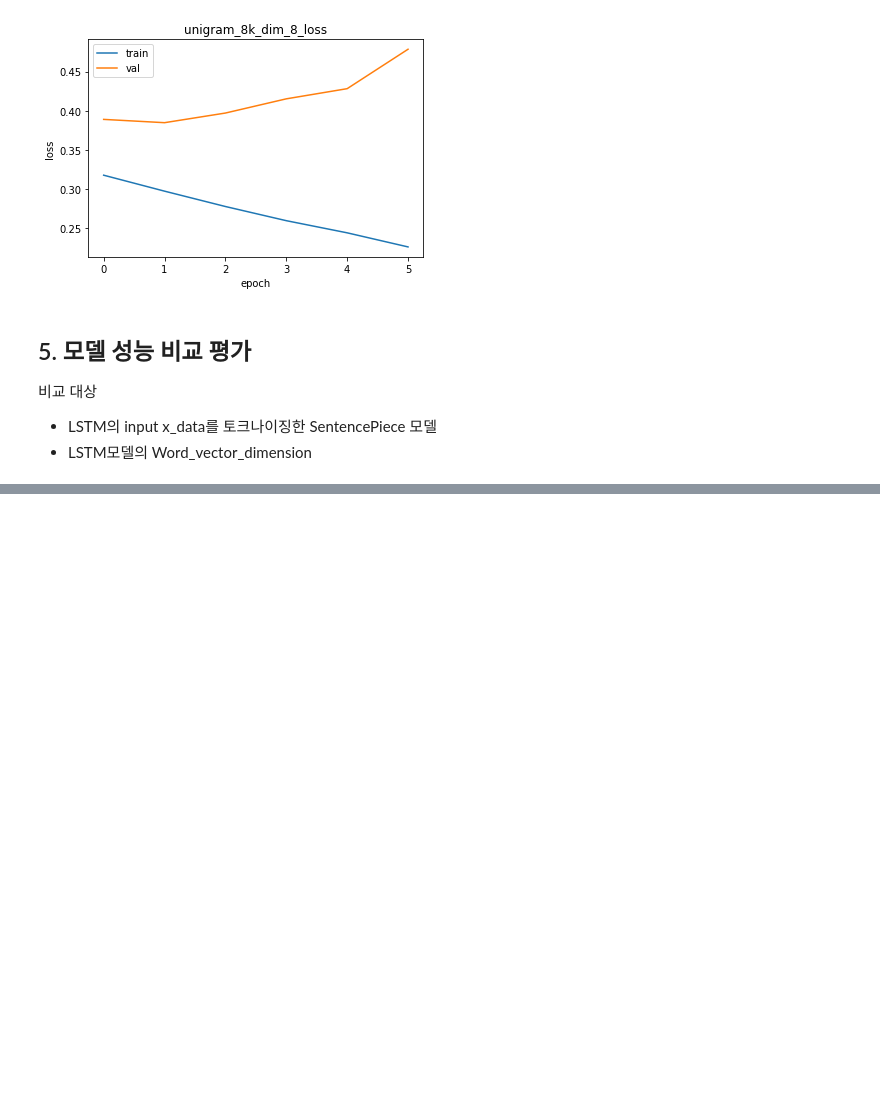
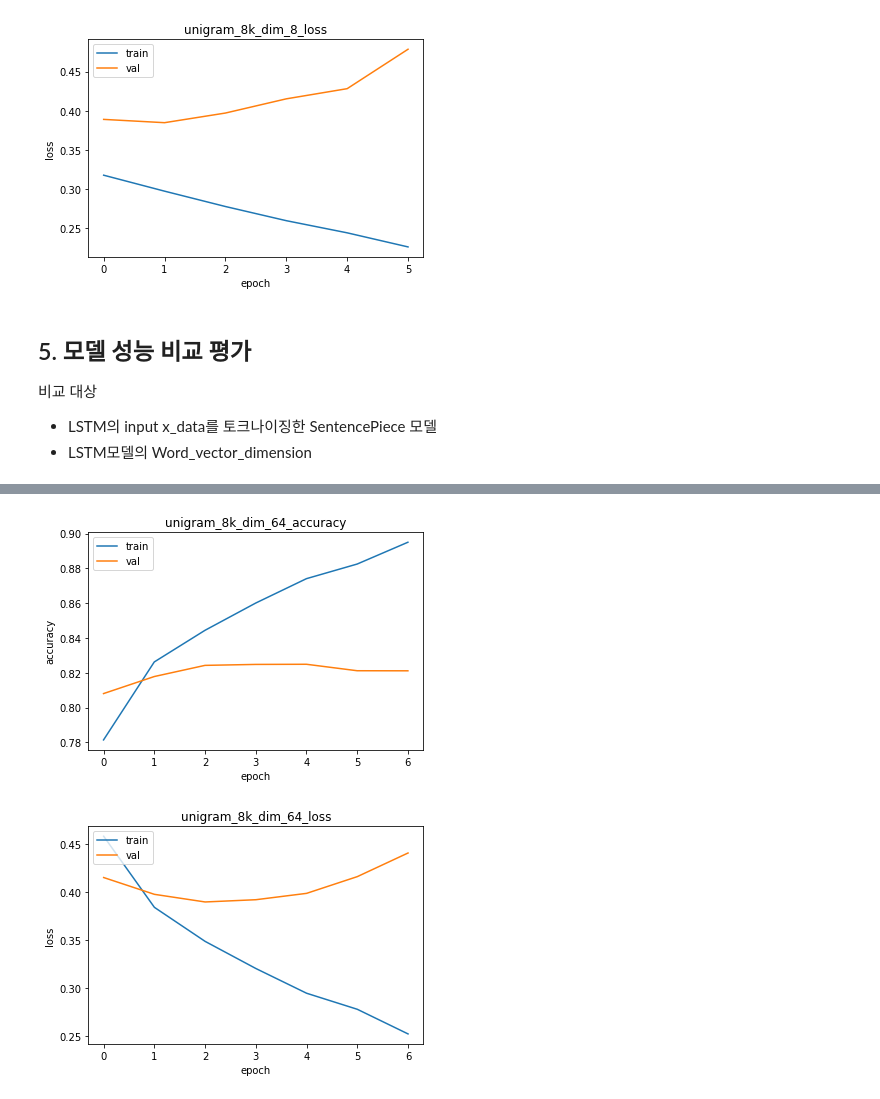
Before and after one commit to peter1505/AIFFEL, a Jupyter notebook: GD_02_SP_movie_sentiment.ipynb, the cells around one changed output, grey strips where cells are left out. Cells and saved outputs as stored; diff of their text form; code cells hidden in the pictures; blank space fills up the shorter version.

```diff
--- a/GD_02_SP_movie_sentiment.ipynb
+++ b/GD_02_SP_movie_sentiment.ipynb
@@ -1288,0 +1346,5 @@ ValueError: Found input variables with inconsistent numbers of samples: [118437,
+# %%
+visualize_train(history_unigram_8k_dim_64, param='unigram_8k_dim_64')
+# %% [output]
+[figure, added]
+[figure, added]
```
Also changed, not shown: parts of 7 cells of this notebook.
